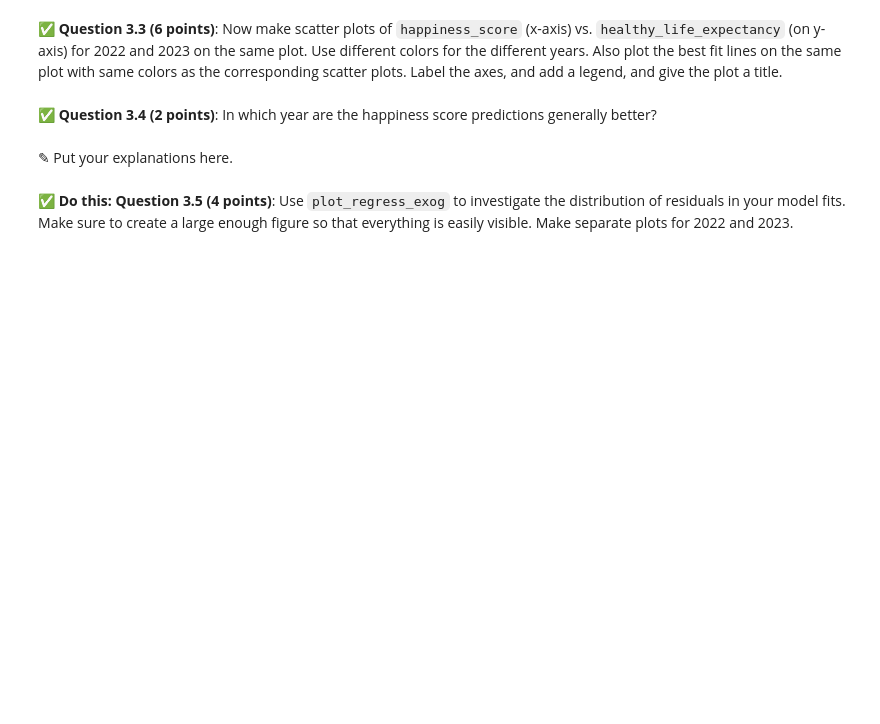
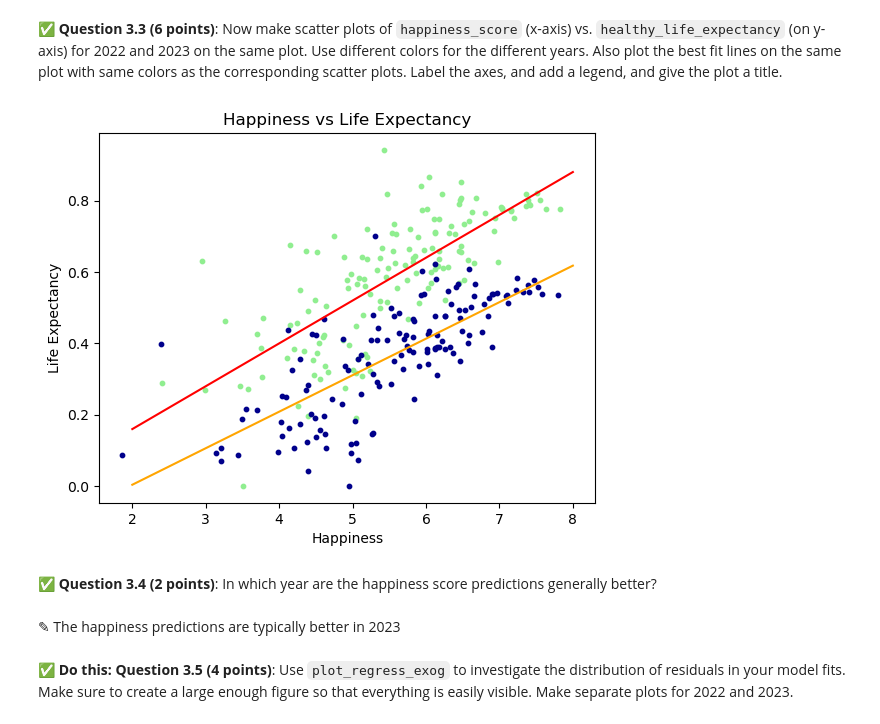
Before and after one commit to milneskylar/CMSE202-f23-turnin, a Jupyter notebook: hw-03/HW-03_Regression-S24-STUDENT.ipynb, the cells around one changed output. Cells and saved outputs as stored; diff of their text form; code cells hidden in the pictures; blank space fills up the shorter version.

```diff
--- a/hw-03/HW-03_Regression-S24-STUDENT.ipynb
+++ b/hw-03/HW-03_Regression-S24-STUDENT.ipynb
@@ -183,6 +222,23 @@ In this part, we'll perform some one-variable linear regression analysis on the
+# %%
+# Put your code here
+import matplotlib.pyplot as plt
+import numpy as np
+plt.scatter(data22['happiness_score'], data22['healthy_life_expectancy'], s = 10, color = 'lightgreen')
+plt.scatter(data23['happiness_score'], data23['healthy_life_expectancy'], s = 10, color = 'darkblue')
+plt.title('Happiness vs Life Expectancy')
+plt.xlabel('Happiness')
+plt.ylabel('Life Expectancy')
+points22 = np.linspace(2,8,100)
+eq22 = 0.12010462*points22 -0.0808388
+plt.plot(points22, eq22, color = 'red')
+points23 = np.linspace(2,8,100)
+eq23 = 0.10237748*points23 - 0.20144945
+plt.plot(points23, eq23, color = 'orange');
+# %% [output]
+[figure, added]
 # %% [markdown]
 &#9989;  **Question 3.4 (2 points)**: In which year are the happiness score predictions generally better?
 # %% [markdown]
-<font size=+3>&#9998;</font> Put your explanations here.
+<font size=+3>&#9998;</font> The happiness predictions are typically better in 2023
 # %% [markdown]
 **&#9989; Do this:** **Question 3.5 (4 points)**: Use `plot_regress_exog` to investigate the distribution of residuals in your model fits. Make sure to create a large enough figure so that everything is easily visible. Make separate plots for 2022 and 2023.
```
Also changed, not shown: parts of 17 cells of this notebook.
